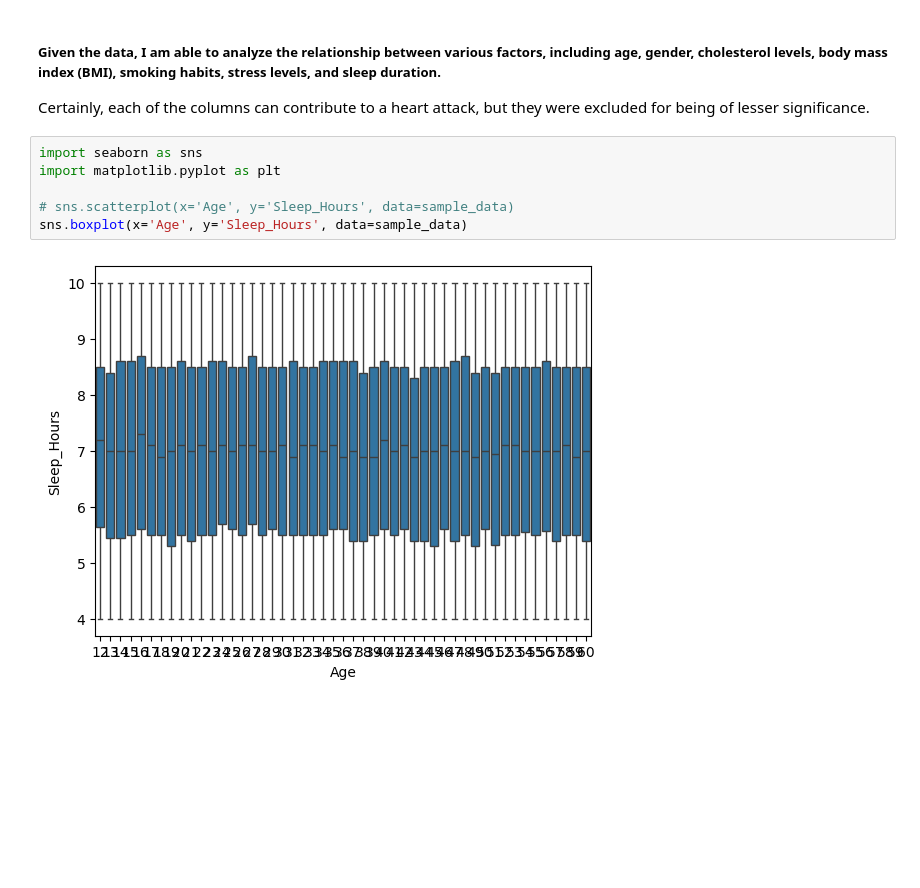
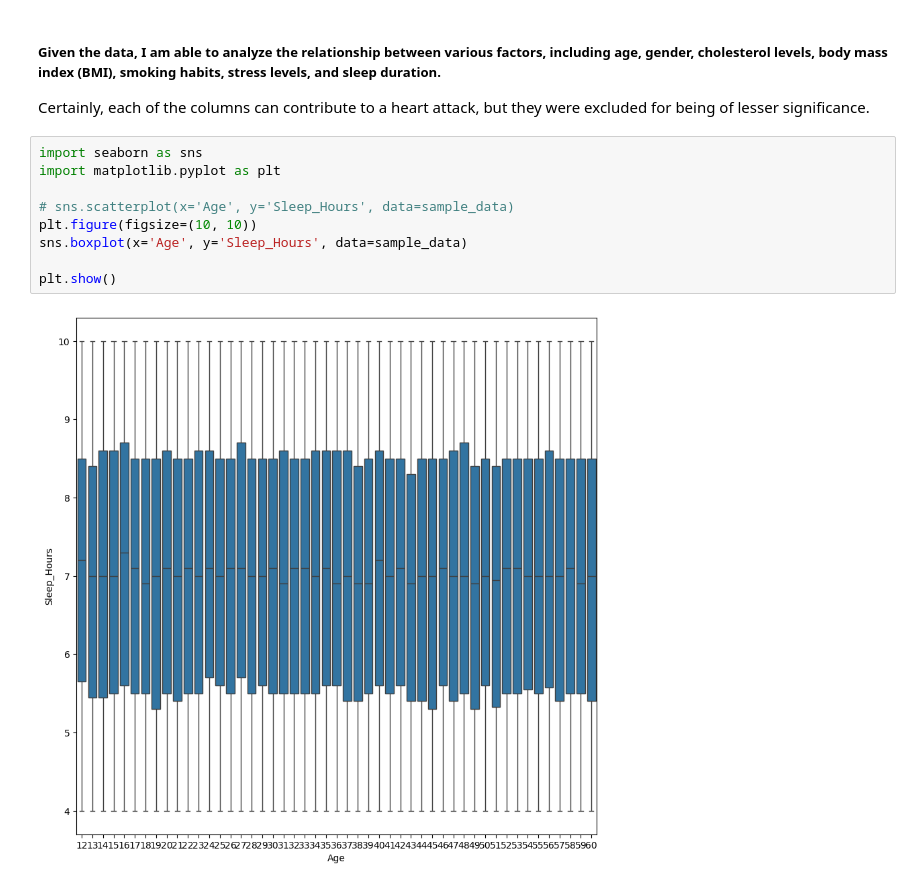
Before and after one commit to GiwonLee1999/Data-wrangling-ETL-Analysis-ML-DL, a Jupyter notebook: Data Wrangling/ETL test01/ETL_heart_attack_russia.ipynb, the cells around one changed output. Saved outputs shown, nothing was run; the diff lists cells and outputs as text; blank space fills up the shorter version.

```diff
--- a/Data Wrangling/ETL test01/ETL_heart_attack_russia.ipynb
+++ b/Data Wrangling/ETL test01/ETL_heart_attack_russia.ipynb
@@ -96,8 +96,11 @@ Certainly, each of the columns can contribute to a heart attack, but they were e
 # %%
 import seaborn as sns
 import matplotlib.pyplot as plt
 
 # sns.scatterplot(x='Age', y='Sleep_Hours', data=sample_data)
+plt.figure(figsize=(10, 10))
 sns.boxplot(x='Age', y='Sleep_Hours', data=sample_data)
+
+plt.show()
 # %% [output]
-[figure, old version]
+[figure, new version]
```
Also changed, not shown: parts of 3 cells of this notebook.
